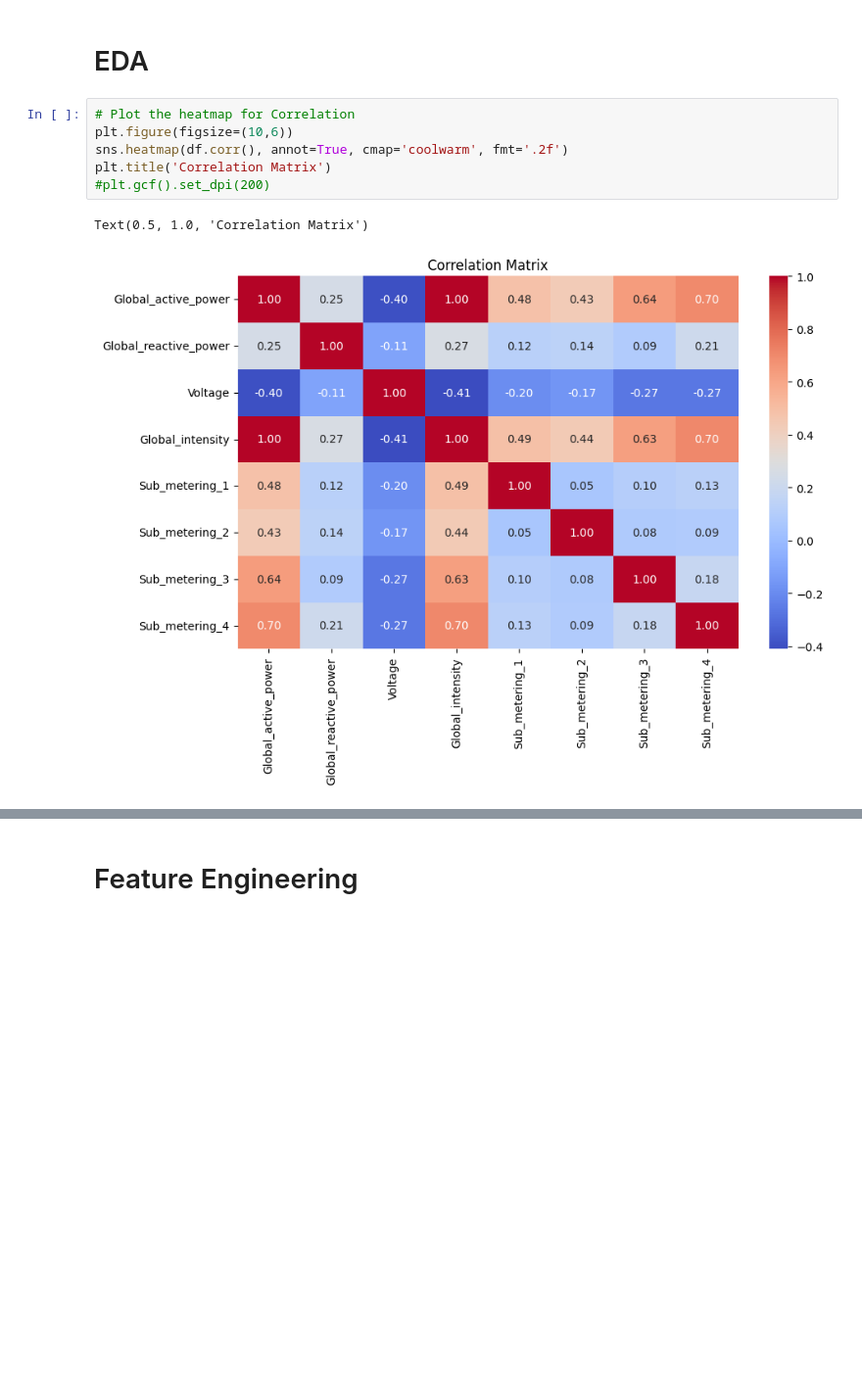
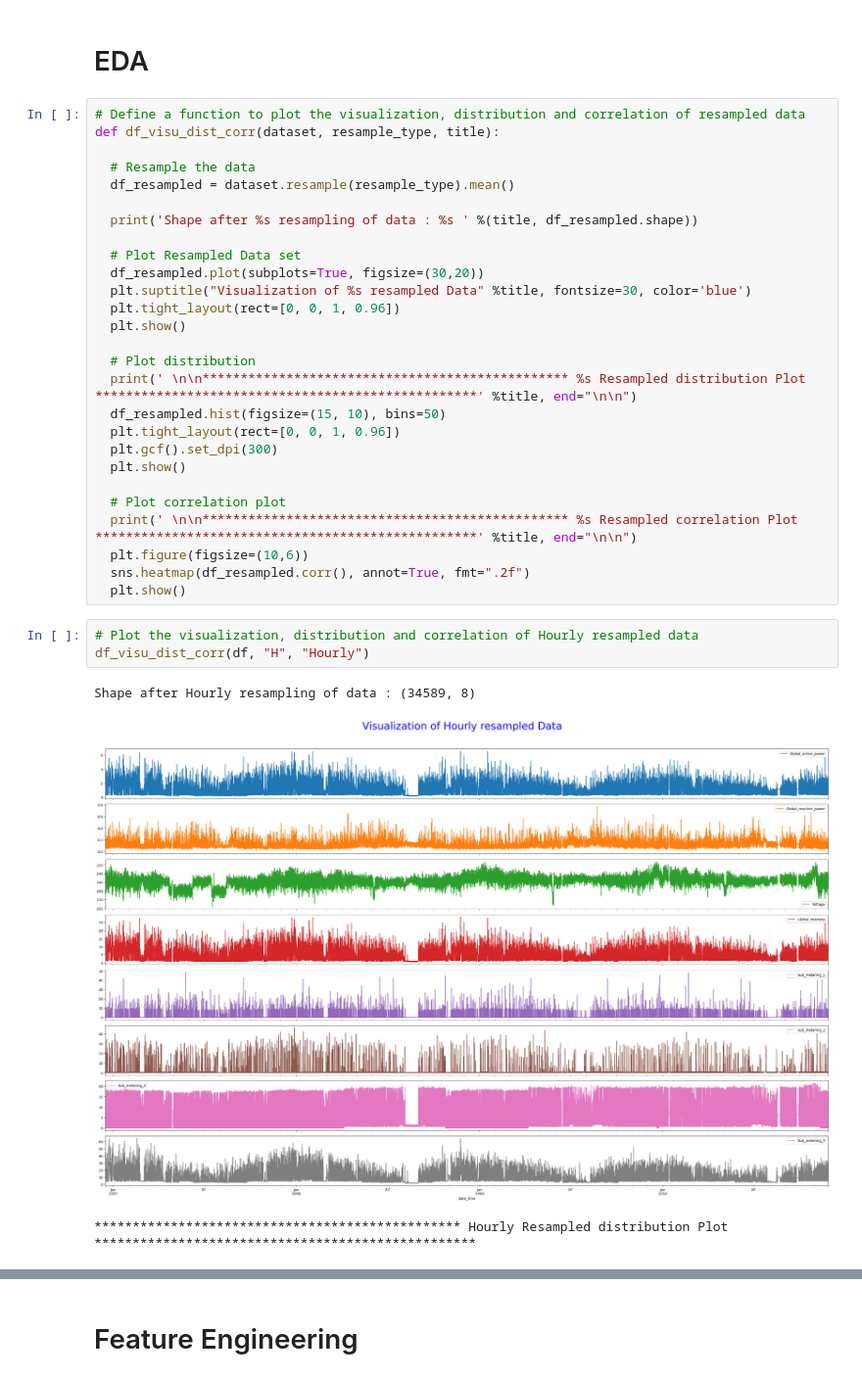
Before and after one commit to samirp92/Final-Year-Project-Time-Series-Forecating-, a Jupyter notebook: XGboost_Ele_Power_Consumption_Forecasting_Student_ID_21072112.ipynb, the cells around one changed output, grey strips where cells are left out. Shown at 98% size. Drawn from its saved outputs; the diff is of its cells as text; blank space fills up the shorter version.

```diff
--- a/XGboost_Ele_Power_Consumption_Forecasting_Student_ID_21072112.ipynb
+++ b/XGboost_Ele_Power_Consumption_Forecasting_Student_ID_21072112.ipynb
@@ -136,11 +139,36 @@ df.head()
 # %% [markdown]
 # EDA
-# %%
-# Plot the heatmap for Correlation
-plt.figure(figsize=(10,6))
-sns.heatmap(df.corr(), annot=True, cmap='coolwarm', fmt='.2f')
-plt.title('Correlation Matrix')
-#plt.gcf().set_dpi(200)
-# %% [output]
-Text(0.5, 1.0, 'Correlation Matrix')
-[figure, removed]
+# %%
+# Define a function to plot the visualization, distribution and correlation of resampled data
+def df_visu_dist_corr(dataset, resample_type, title):
+
+  # Resample the data
+  df_resampled = dataset.resample(resample_type).mean()
+
+  print('Shape after %s resampling of data : %s ' %(title, df_resampled.shape))
+
+  # Plot Resampled Data set
+  df_resampled.plot(subplots=True, figsize=(30,20))
+  plt.suptitle("Visualization of %s resampled Data" %title, fontsize=30, color='blue')
+  plt.tight_layout(rect=[0, 0, 1, 0.96])
+  plt.show()
+
+  # Plot distribution
+  print(' \n\n************************************************ %s Resampled distribution Plot **************************************************' %title, end="\n\n")
+  df_resampled.hist(figsize=(15, 10), bins=50)
+  plt.tight_layout(rect=[0, 0, 1, 0.96])
+  plt.gcf().set_dpi(300)
+  plt.show()
+
+  # Plot correlation plot
+  print(' \n\n************************************************ %s Resampled correlation Plot **************************************************' %title, end="\n\n")
+  plt.figure(figsize=(10,6))
+  sns.heatmap(df_resampled.corr(), annot=True, fmt=".2f")
+  plt.show()
+# %%
+# Plot the visualization, distribution and correlation of Hourly resampled data
+df_visu_dist_corr(df, "H", "Hourly")
+# %% [output]
+Shape after Hourly resampling of data : (34589, 8)
+[figure, added]
+************************************************ Hourly Resampled distribution Plot **************************************************
```
Also changed, not shown: parts of 19 cells of this notebook.
